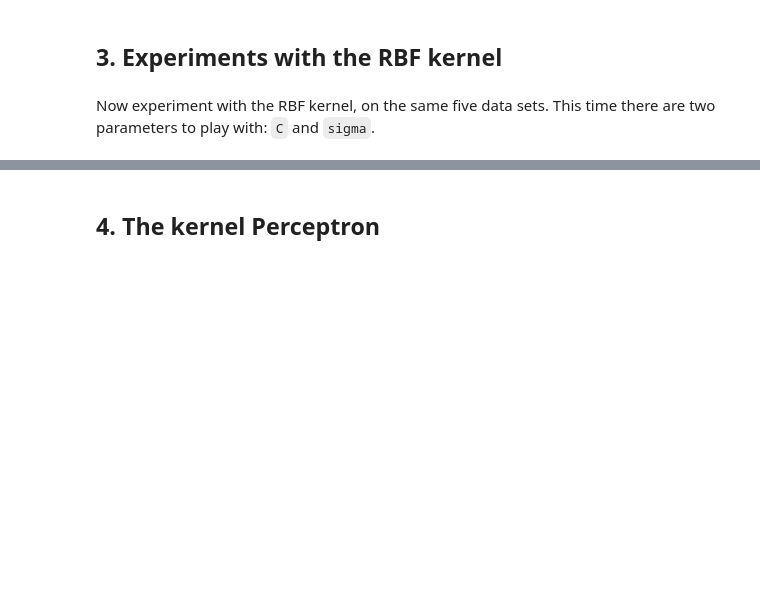
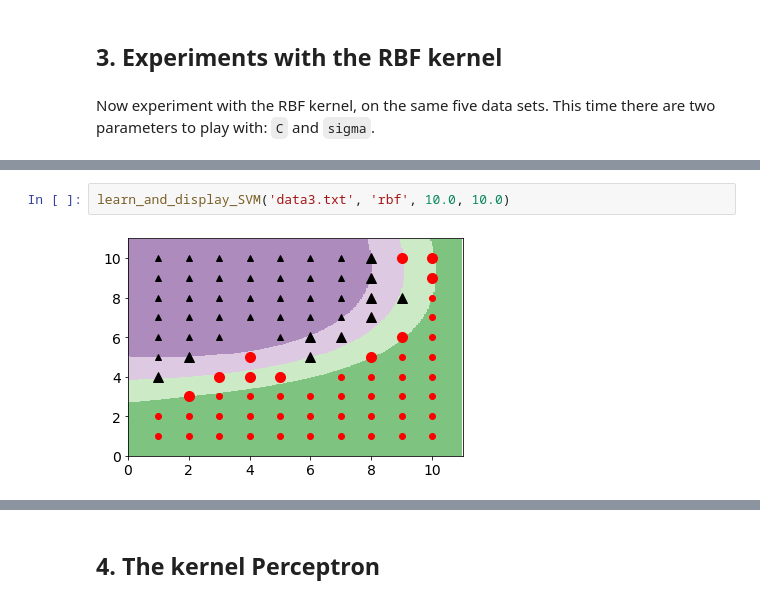
Before and after one commit to broepke/UCSanDiegoX, a Jupyter notebook: Machine-Learning/Topic7-Combining-Simple-Classifiers/kernel_SVM_and_Perceptron.ipynb, the cells around one changed output, grey strips where cells are left out. Saved outputs shown, nothing was run; the diff lists cells and outputs as text; blank space fills up the shorter version.

```diff
--- a/Machine-Learning/Topic7-Combining-Simple-Classifiers/kernel_SVM_and_Perceptron.ipynb
+++ b/Machine-Learning/Topic7-Combining-Simple-Classifiers/kernel_SVM_and_Perceptron.ipynb
@@ -85,0 +96,4 @@ learn_and_display_SVM('data1.txt', 'rbf', 10.0, 10.0)
+# %%
+learn_and_display_SVM('data3.txt', 'rbf', 10.0, 10.0)
+# %% [output]
+[figure, added]
```
Also changed, not shown: parts of 14 cells of this notebook, 7 other files.
